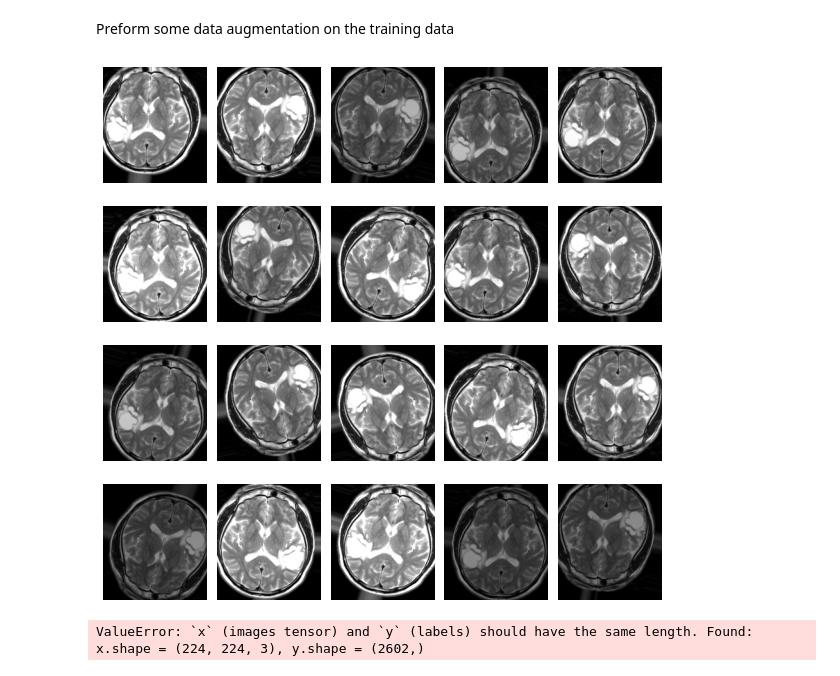
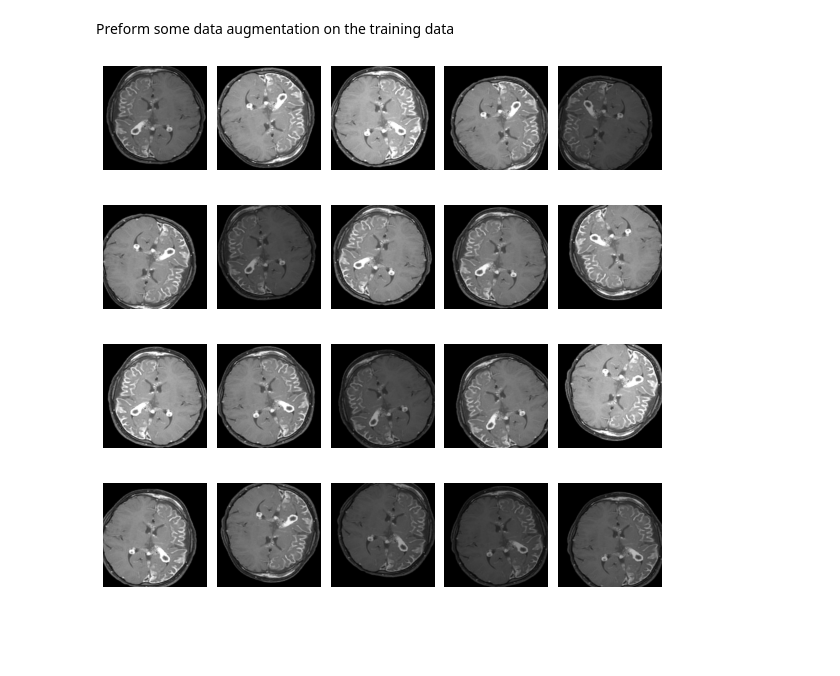
Before and after one commit to andrewharrop/Advanced-AI-Thesis, a Jupyter notebook: alt_main.ipynb, the cells around one changed output. Cells and saved outputs as stored; diff of their text form; code cells hidden in the pictures; blank space fills up the shorter version.

Commit message:
Simplify preprocessing

```diff
--- a/alt_main.ipynb
+++ b/alt_main.ipynb
@@ -139,33 +95,10 @@ example_datagen = ImageDataGenerator(
     horizontal_flip=True,
     vertical_flip=True
 )
-# %%
-# Example of augmentation:
-
-augmented_test_image = test_image
-augmented_test_image = augmented_test_image.reshape((1,)+augmented_test_image.shape)
-examples = 0
-
-
-# Create a 4x5 grid of augmented images
-fig, axs = plt.subplots(4, 5, figsize=(10, 10))
-# Remove horizontal space between axs
-fig.subplots_adjust(hspace=0.1, wspace=0.1)
-
-for batch in example_datagen.flow(augmented_test_image, batch_size=1):
-    coord = examples // 5, examples % 5
-    axs[coord].imshow(batch[0])
-    axs[coord].axis('off')
-
-    examples += 1
-    if examples >= 20:
-        break
-
-# Remove whitespace horizontally and vertically
-
-fig.savefig('./Figures/augmented_images.png')
-# %% [output]
-[figure, removed]
+# %%
+plot_augmented(X_light_train[5], example_datagen)
+# %% [output]
+[figure, added]
 # %%
 # Applting augmentation to the training set
 train_datagen = ImageDataGenerator(
@@ -180,18 +113,6 @@ train_datagen = ImageDataGenerator(
     preprocessing_function=preprocess_input
 )
 
-augment_limit = 10
-
-augmented_train_images = []
-augmented_test_images = []
-augmented_val_images = []
-
-augmented_light_train_images = []
-augmented_light_test_images = []
-augmented_light_val_images = []
-
-for image in X_train:
-    for batch in train_datagen.flow(image.reshape((1,)+image.shape), batch_size=1):
-        augmented_train_images.append(batch[0])
+test_datagen = ImageDataGenerator(
+    preprocessing_function=preprocess_input
+)
-# %% [output]
-ValueError: `x` (images tensor) and `y` (labels) should have the same length. Found: x.shape = (224, 224, 3), y.shape = (2602,)
```
Also changed, not shown: parts of 13 cells of this notebook, 3 other files.
